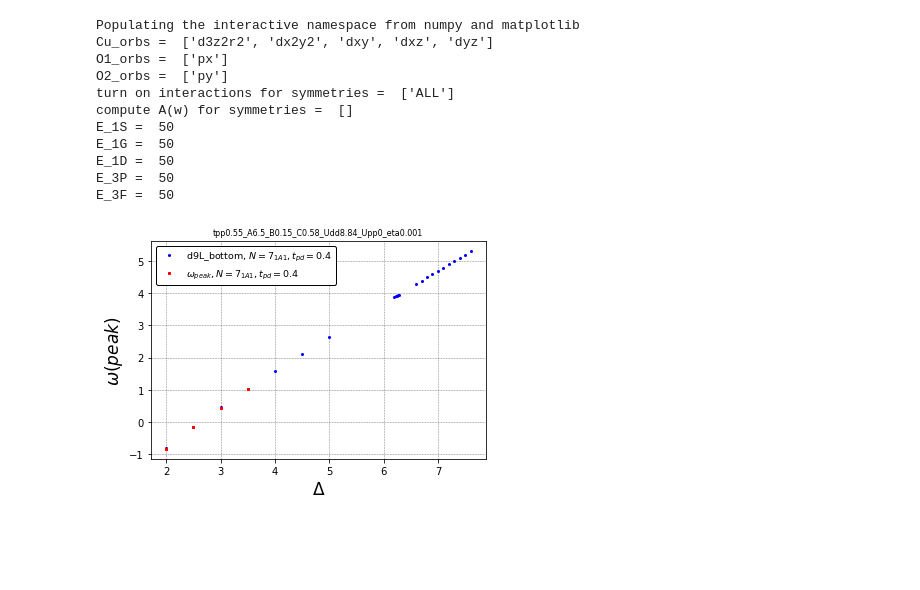
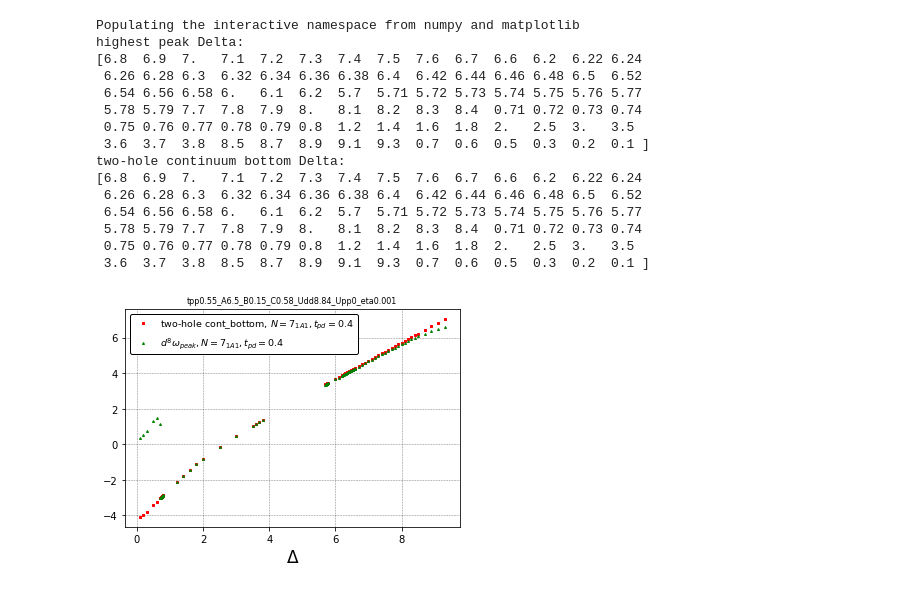
Before and after one commit to jiangmi/Two_hole_spectra, a Jupyter notebook: twohole_impurity_model/1A1_3B1_GS_phase_boundary.ipynb, the cells around one changed output. Drawn from its saved outputs; the diff is of its cells as text; code cells hidden in the pictures; blank space fills up the shorter version.

```diff
--- a/twohole_impurity_model/1A1_3B1_GS_phase_boundary.ipynb
+++ b/twohole_impurity_model/1A1_3B1_GS_phase_boundary.ipynb
@@ -15,13 +15,6 @@ import sys
 import matplotlib.pyplot as plt
 sys.path.append('../../src/')
 from pylab import *
-
-import parameters as pam
-import lattice as lat
-import variational_space as vs
-import hamiltonian as ham
-import basis_change as basis
-import lanczos
 
 ########################################################################################
 # first plot lowest peak and d9L continuum bottom separately to see if any discontinuity
@@ -59,47 +52,59 @@ Ms = ['bo','rs','g^','m<','cp','k>','yv','--b','--r','--g','--m','--c','--k','--
 # a[1,0]-tpp*4 is the bottom of p-band
 # when (a[:,0]-tpp*4)-a[:,2] less than 0, peak within continuum; larger than 0, discrete state
 ii = 0
 for tpd in tpds:
     f1A1 = 'Norb7_tpd'+str(tpd)+'_tpp'+str(tpp)+'_A'+str(A)+'_B'+str(B)+'_C'+str(C)+'_Upp'+str(Upp) \
            +'_Mc'+str(Mc7)+'_eta'+str(eta)+'_1A1.txt'
     a = loadtxt('./data_lowpeak/'+f1A1,skiprows=0)
+    print 'highest peak Delta:'
+    print a[:,0]
 
     # continuum bottom via one-hole calculation with exact min(E(k)):
     #b = loadtxt('../onehole_impurity_model/data_E_imp/E_imp_Norb7_tpd'+str(tpd)+'_tpp0.55_Mc32_1A1.txt',skiprows=0)
+    #print 'one-hole continuum bottom with exact min(Ek) Delta:'
+    #print b[:,0]
     #ab = a[:,0]-4.*tpp+b[:,2]
     # continuum bottom via two-hole calculation with A=50, B=C=0:
     b = loadtxt('./data_lowpeak/Aw_Cu_dx2y2_O_Norb7_tpd'+str(tpd) \
                 +'_tpp0.55_A50_B0_C0_Upp0_Mc32_eta0.001.txt',skiprows=0)
+    print 'two-hole continuum bottom Delta:'
+    print b[:,0]
+    assert(max(abs(a[:,0]-b[:,0]))<1.e-3)
 
     # debug:
-    print 'Delta,  wpeak,  d9L,  dw'
-    for i in range(0,len(b)):
-        print a[i,0], a[i,2], ab[i], ab[i]-a[i,2]
+    #print 'Delta,  wpeak,  d9L,  dw'
+    #for i in range(0,len(b)):
+    #    print a[i,0], a[i,2], ab[i], ab[i]-a[i,2]
 
-    plot(b[:,0], b[:,2], Ms[ii], Markersize=2, label="d9L_bottom, $N=7_{1A1}, t_{pd}=$"+str(tpd))
-    plot(a[:,0], a[:,2], Ms[ii+1], Markersize=2, label="$\omega_{peak}, N=7_{1A1}, t_{pd}=$"+str(tpd))
+    #plot(b[:,0], ab, Ms[ii], Markersize=2, label="one-hole cont_bottom exact E(k), $N=7_{1A1}, t_{pd}=$"+str(tpd))
+    plot(b[:,0], b[:,2], Ms[ii+1], Markersize=2, label="two-hole cont_bottom, $N=7_{1A1}, t_{pd}=$"+str(tpd))
+    plot(a[:,0], a[:,2], Ms[ii+2], Markersize=2, label="$d^8 \omega_{peak}, N=7_{1A1}, t_{pd}=$"+str(tpd))
     ii += 1
 
 title(titlename, fontsize=8)
 xlabel('$t_{pd}$',fontsize=17)
 xlabel('$\Delta$',fontsize=17)
-ylabel('$\omega(peak)$',fontsize=17)
+#ylabel('$\omega(peak)$',fontsize=17)
 #xlim([-4,-3])
 #ylim([-13,-9])
 #text(0.45, 0.1, '(a)', fontsize=16)
 grid('on',linestyle="--", linewidth=0.5, color='black', alpha=0.5)
 legend(loc='best', fontsize=9.5, framealpha=1.0, edgecolor='black')
 savefig("wpeak_d9L_bottom_"+titlename+"_1A1.pdf")
 # %% [output]
 Populating the interactive namespace from numpy and matplotlib
-Cu_orbs =  ['d3z2r2', 'dx2y2', 'dxy', 'dxz', 'dyz']
-O1_orbs =  ['px']
-O2_orbs =  ['py']
-turn on interactions for symmetries =  ['ALL']
-compute A(w) for symmetries =  []
-E_1S =  50
-E_1G =  50
-E_1D =  50
-E_3P =  50
-E_3F =  50
+highest peak Delta:
+[6.8  6.9  7.   7.1  7.2  7.3  7.4  7.5  7.6  6.7  6.6  6.2  6.22 6.24
+ 6.26 6.28 6.3  6.32 6.34 6.36 6.38 6.4  6.42 6.44 6.46 6.48 6.5  6.52
+ 6.54 6.56 6.58 6.   6.1  6.2  5.7  5.71 5.72 5.73 5.74 5.75 5.76 5.77
+ 5.78 5.79 7.7  7.8  7.9  8.   8.1  8.2  8.3  8.4  0.71 0.72 0.73 0.74
+ 0.75 0.76 0.77 0.78 0.79 0.8  1.2  1.4  1.6  1.8  2.   2.5  3.   3.5
+ 3.6  3.7  3.8  8.5  8.7  8.9  9.1  9.3  0.7  0.6  0.5  0.3  0.2  0.1 ]
+two-hole continuum bottom Delta:
+[6.8  6.9  7.   7.1  7.2  7.3  7.4  7.5  7.6  6.7  6.6  6.2  6.22 6.24
+ 6.26 6.28 6.3  6.32 6.34 6.36 6.38 6.4  6.42 6.44 6.46 6.48 6.5  6.52
+ 6.54 6.56 6.58 6.   6.1  6.2  5.7  5.71 5.72 5.73 5.74 5.75 5.76 5.77
+ 5.78 5.79 7.7  7.8  7.9  8.   8.1  8.2  8.3  8.4  0.71 0.72 0.73 0.74
+ 0.75 0.76 0.77 0.78 0.79 0.8  1.2  1.4  1.6  1.8  2.   2.5  3.   3.5
+ 3.6  3.7  3.8  8.5  8.7  8.9  9.1  9.3  0.7  0.6  0.5  0.3  0.2  0.1 ]
-[figure, old version]
+[figure, new version]
```
Also changed, not shown: parts of 7 cells of this notebook, 11 other files.
